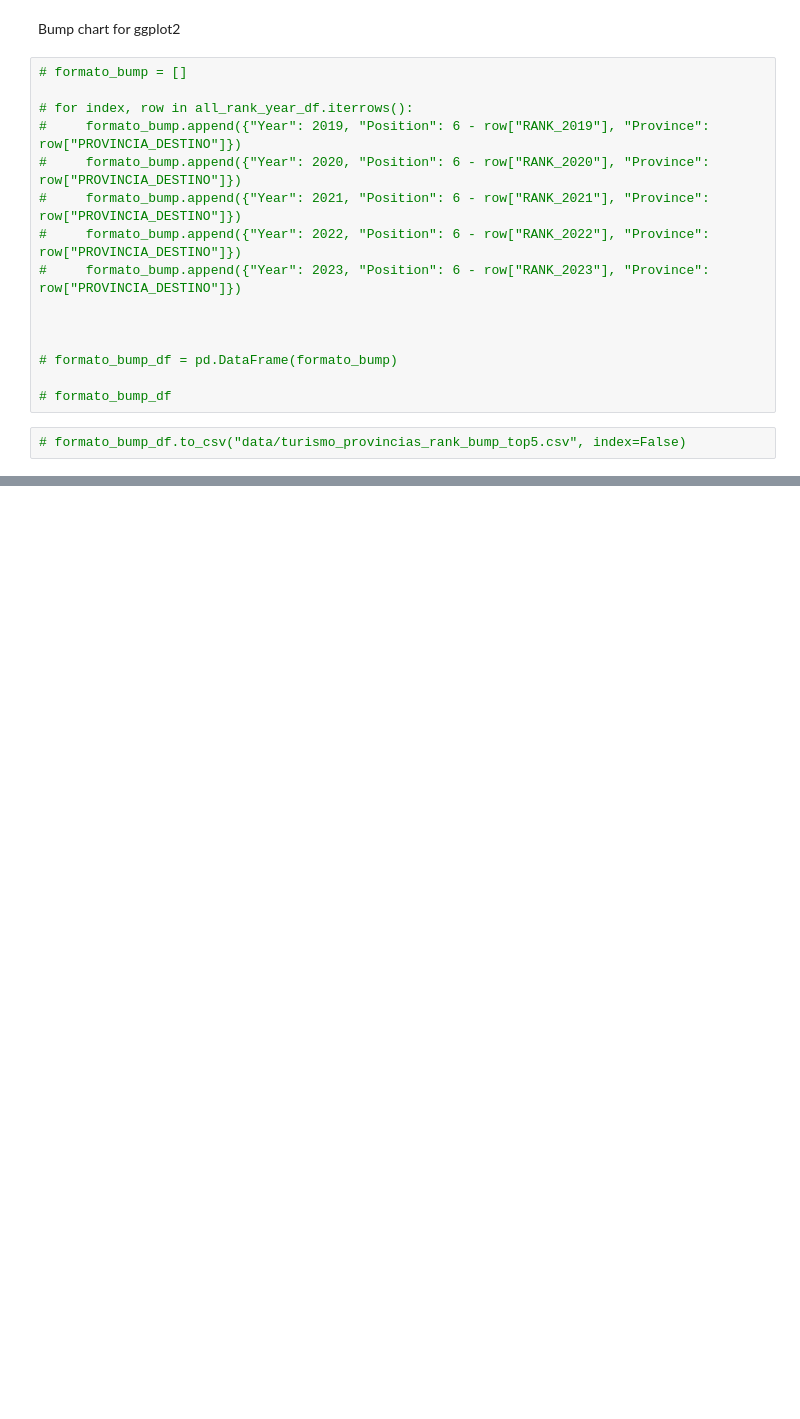
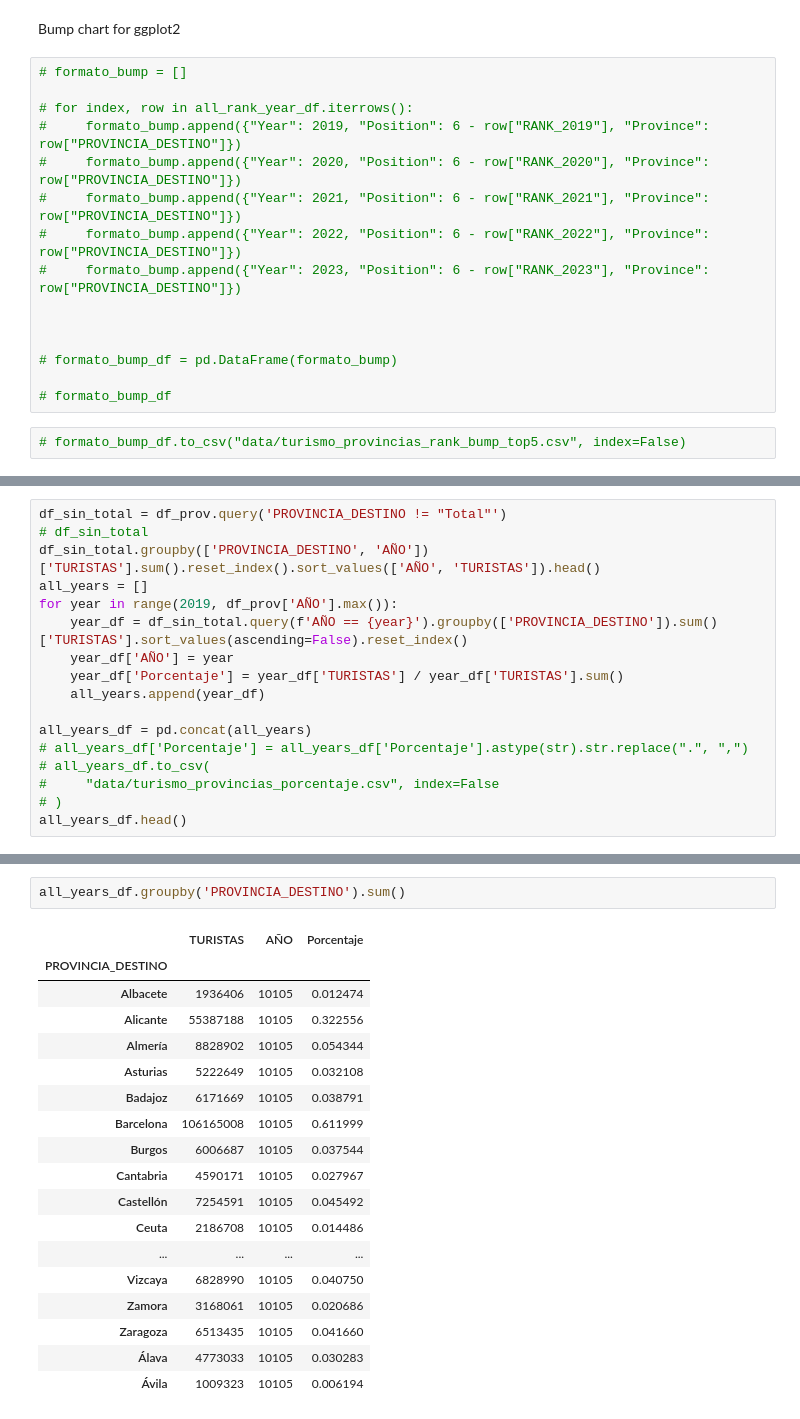
Before and after one commit to andreucs/vis-proy, a Jupyter notebook: preparación_hex_map.ipynb, the cells around one changed output, grey strips where cells are left out. Cells and saved outputs as stored; diff of their text form; blank space fills up the shorter version.

```diff
--- a/preparación_hex_map.ipynb
+++ b/preparación_hex_map.ipynb
@@ -327,0 +330,17 @@ Bump chart for ggplot2
+# %%
+df_sin_total = df_prov.query('PROVINCIA_DESTINO != "Total"')
+# df_sin_total
+df_sin_total.groupby(['PROVINCIA_DESTINO', 'AÑO'])['TURISTAS'].sum().reset_index().sort_values(['AÑO', 'TURISTAS']).head()
+all_years = []
+for year in range(2019, df_prov['AÑO'].max()):
+    year_df = df_sin_total.query(f'AÑO == {year}').groupby(['PROVINCIA_DESTINO']).sum()['TURISTAS'].sort_values(ascending=False).reset_index()
+    year_df['AÑO'] = year
+    year_df['Porcentaje'] = year_df['TURISTAS'] / year_df['TURISTAS'].sum()
+    all_years.append(year_df)
+
+all_years_df = pd.concat(all_years)
+# all_years_df['Porcentaje'] = all_years_df['Porcentaje'].astype(str).str.replace(".", ",")
+# all_years_df.to_csv(
+#     "data/turismo_provincias_porcentaje.csv", index=False
+# )
+all_years_df.head()
@@ -327,0 +379,21 @@ Bump chart for ggplot2
+# %%
+all_years_df.groupby('PROVINCIA_DESTINO').sum()
+# %% [output]
+|  | TURISTAS | AÑO | Porcentaje |
+| PROVINCIA_DESTINO |  |  |  |
+| Albacete | 1936406 | 10105 | 0.012474 |
+| Alicante | 55387188 | 10105 | 0.322556 |
+| Almería | 8828902 | 10105 | 0.054344 |
+| Asturias | 5222649 | 10105 | 0.032108 |
+| Badajoz | 6171669 | 10105 | 0.038791 |
+| Barcelona | 106165008 | 10105 | 0.611999 |
+| Burgos | 6006687 | 10105 | 0.037544 |
+| Cantabria | 4590171 | 10105 | 0.027967 |
+| Castellón | 7254591 | 10105 | 0.045492 |
+| Ceuta | 2186708 | 10105 | 0.014486 |
+| ... | ... | ... | ... |
+| Vizcaya | 6828990 | 10105 | 0.040750 |
+| Zamora | 3168061 | 10105 | 0.020686 |
+| Zaragoza | 6513435 | 10105 | 0.041660 |
+| Álava | 4773033 | 10105 | 0.030283 |
+| Ávila | 1009323 | 10105 | 0.006194 |
```
Also changed, not shown: parts of 3 cells of this notebook, 2 other files.
